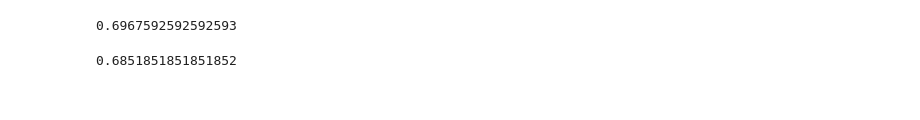
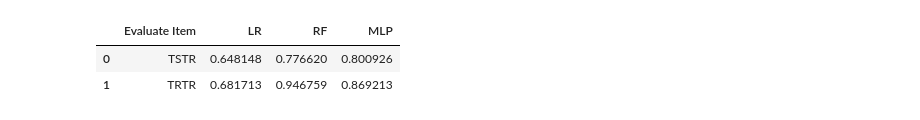
Before and after one commit to tulip-lab/ganblr, a Jupyter notebook: usage_example.ipynb, the cells around one changed output. Saved outputs shown, nothing was run; the diff lists cells and outputs as text; code cells hidden in the pictures.

```diff
--- a/usage_example.ipynb
+++ b/usage_example.ipynb
@@ -10,5 +22,5 @@ X_train, X_test, y_train, y_test = train_test_split(x, y, test_size=0.5)
 # %%
 from ganblr.ganblr import GANBLR
 model = GANBLR()
-model.fit(X_train, y_train, batch_size=32, epochs = 10)
+model.fit(X_train, y_train, k=0, batch_size=32, epochs = 100)
 # %% [output]
@@ -50,4 +61,0 @@ xt = model._GANBLR__d._kdbe.transform(X_test)
-# %%
-model.evaluate(X_test, y_test)
-# %% [output]
-0.6967592592592593
@@ -57,4 +62,23 @@ lr = LogisticRegression().fit(X_train, y_train)
-# %%
-lr.score(X_test, y_test)
-# %% [output]
-0.6851851851851852
+# %%
+acc_score_lr = model.evaluate(X_test, y_test, model='lr')
+acc_score_mlp = model.evaluate(X_test, y_test, model='mlp')
+acc_score_rf = model.evaluate(X_test, y_test, model='rf')
+# %%
+from sklearn.linear_model import LogisticRegression
+from sklearn.ensemble import RandomForestClassifier
+from sklearn.neural_network import MLPClassifier
+trtr_score_lr  = LogisticRegression().fit(X_train, y_train).score(X_test, y_test)
+trtr_score_rf  = RandomForestClassifier().fit(X_train, y_train).score(X_test, y_test)
+trtr_score_mlp = MLPClassifier().fit(X_train, y_train).score(X_test, y_test)
+# %%
+import pandas as pd
+df_evaluate = pd.DataFrame([
+    ['TSTR', acc_score_lr, acc_score_rf, acc_score_mlp],
+    ['TRTR', trtr_score_lr,trtr_score_rf,trtr_score_mlp]
+], columns=['Evaluate Item', 'LR', 'RF', 'MLP'])
+df_evaluate
+#df_evaluate.set_index('Evaluate Item')
+# %% [output]
+|  | Evaluate Item | LR | RF | MLP |
+| 0 | TSTR | 0.648148 | 0.776620 | 0.800926 |
+| 1 | TRTR | 0.681713 | 0.946759 | 0.869213 |
```
Also changed, not shown: parts of 5 cells of this notebook, 4 other files.
